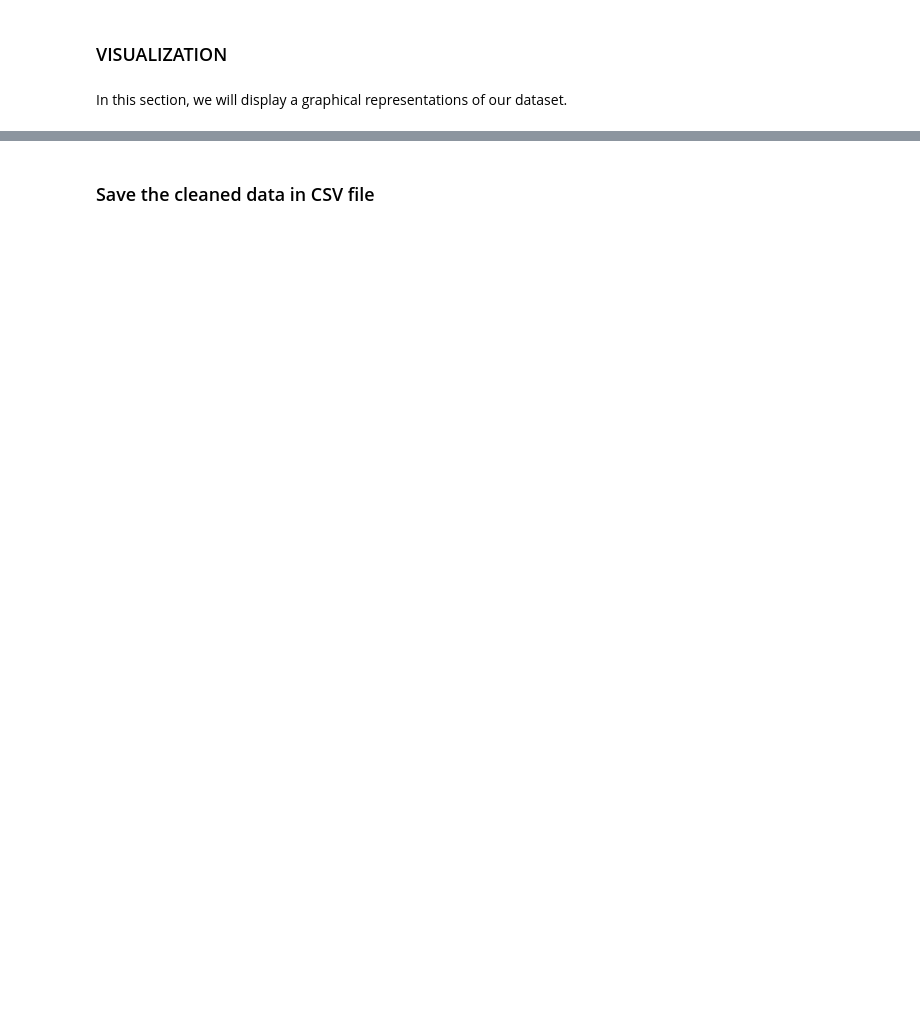
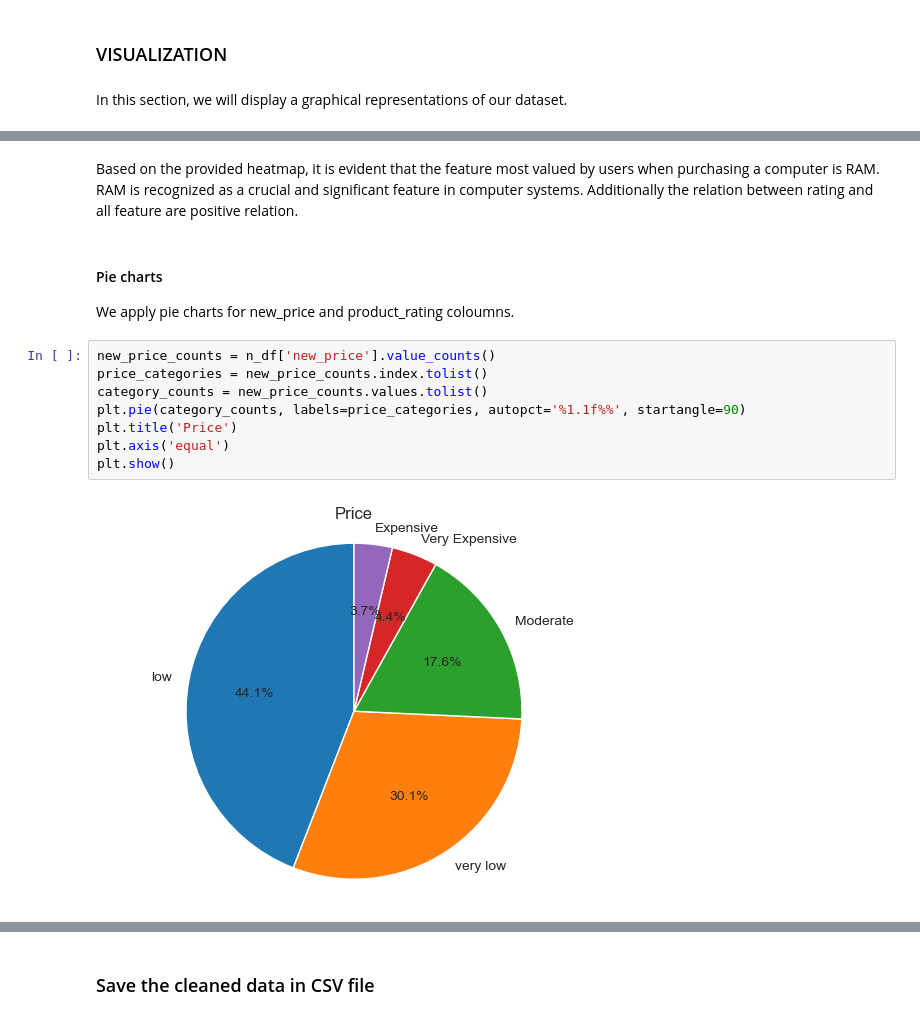
Before and after one commit to Ghalaalaskar/Flipkartlaptops, a Jupyter notebook: CodeFlipkartnew.ipynb, the cells around one changed output, grey strips where cells are left out. Drawn from its saved outputs; the diff is of its cells as text; blank space fills up the shorter version.

```diff
--- a/CodeFlipkartnew.ipynb
+++ b/CodeFlipkartnew.ipynb
@@ -640,0 +605,15 @@ plt.show()
+# %% [markdown]
+Based on the provided heatmap, it is evident that the feature most valued by users when purchasing a computer is RAM. RAM is recognized as a crucial and significant feature in computer systems. Additionally the relation between rating and all feature are positive relation.
+# %% [markdown]
+#### Pie charts
+We apply pie charts for new_price and product_rating coloumns.
+# %%
+new_price_counts = n_df['new_price'].value_counts()
+price_categories = new_price_counts.index.tolist()
+category_counts = new_price_counts.values.tolist()
+plt.pie(category_counts, labels=price_categories, autopct='%1.1f%%', startangle=90)
+plt.title('Price')
+plt.axis('equal')
+plt.show()
+# %% [output]
+[figure, new version]
```
Also changed, not shown: parts of 29 cells of this notebook, 1 other file.
